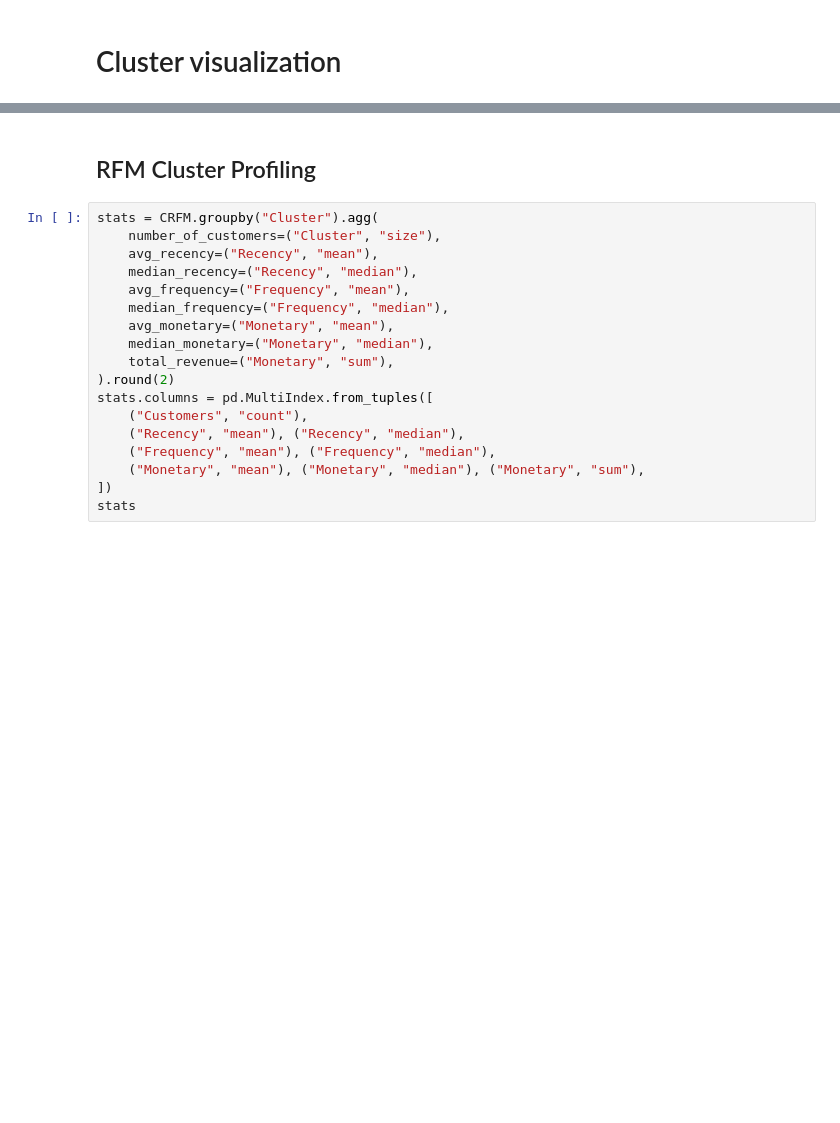
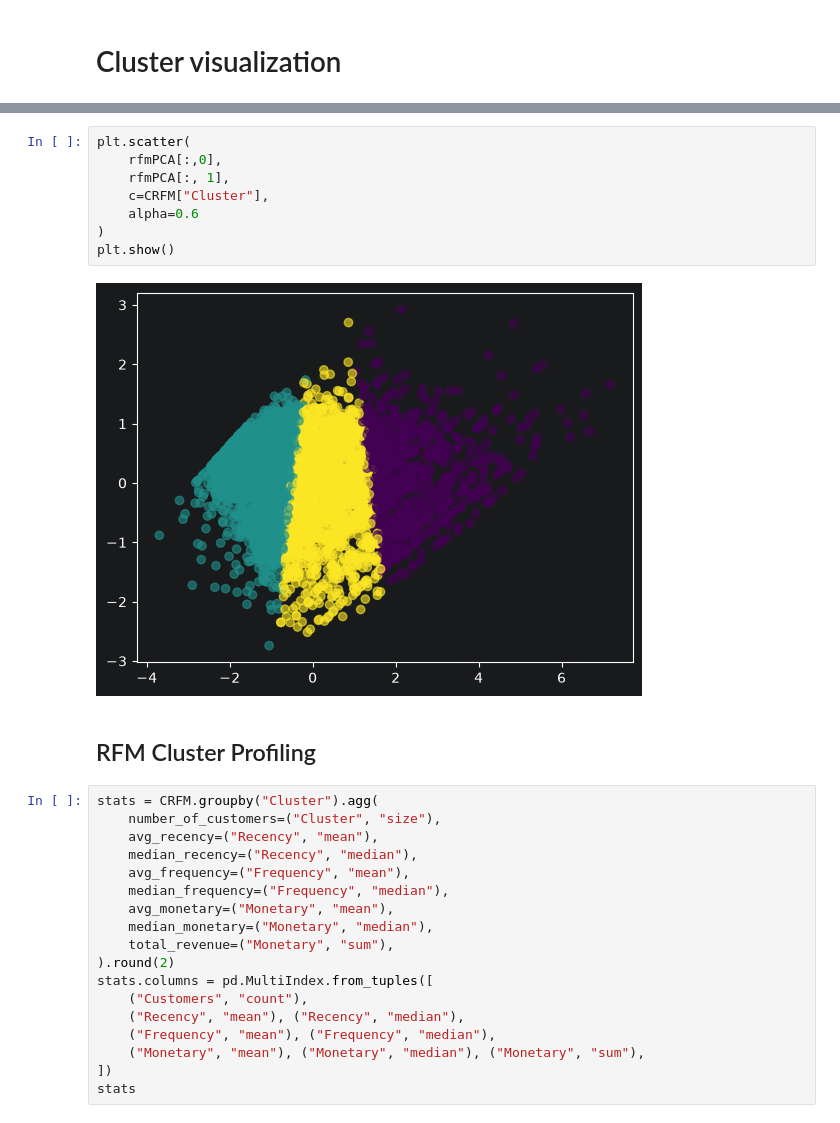
Before and after one commit to Aymanemjj/ML_Classification_of_clients, a Jupyter notebook: notebooks/main.ipynb, the cells around one changed output, grey strips where cells are left out. Saved outputs shown, nothing was run; the diff lists cells and outputs as text; blank space fills up the shorter version.

```diff
--- a/notebooks/main.ipynb
+++ b/notebooks/main.ipynb
@@ -308,3 +322,13 @@ plt.show()
+# %%
+plt.scatter(
+    rfmPCA[:,0],
+    rfmPCA[:, 1],
+    c=CRFM["Cluster"],
+    alpha=0.6
+)
+plt.show()
+# %% [output]
+[figure, added]
 # %% [markdown]
 ## RFM Cluster Profiling
 # %%
```
Also changed, not shown: parts of 14 cells of this notebook.
